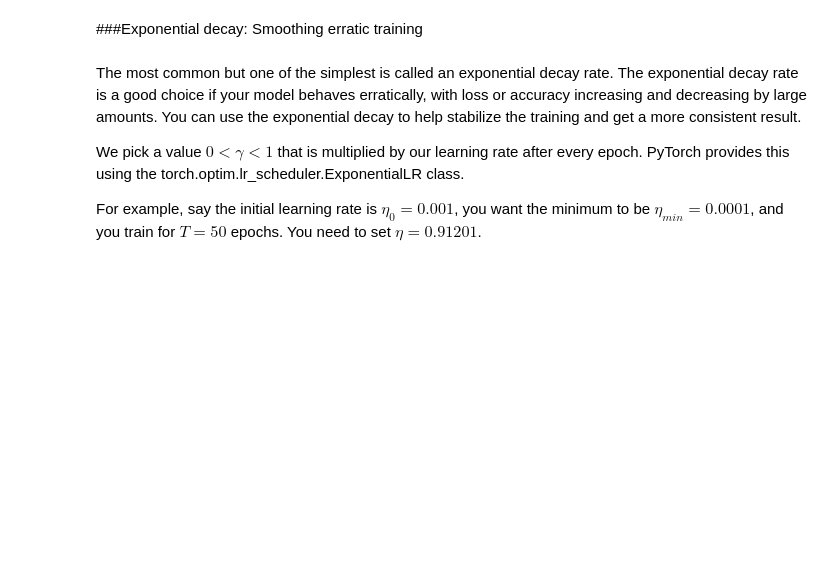
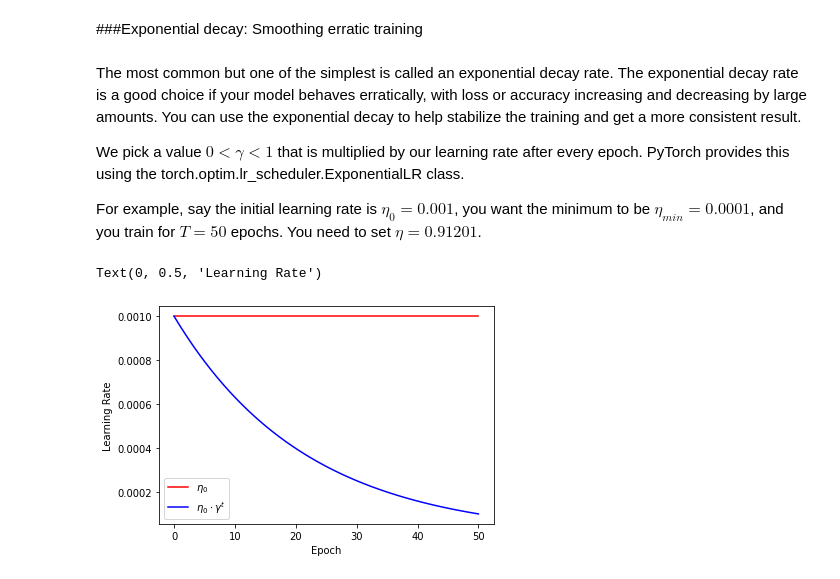
Before and after one commit to rahiakela/deep-learning-research-and-practice, a Jupyter notebook: inside-deep-learing/05-modern-training-techniques/02_learning_rate_schedules.ipynb, the cells around one changed output. Drawn from its saved outputs; the diff is of its cells as text; code cells hidden in the pictures; blank space fills up the shorter version.

```diff
--- a/inside-deep-learing/05-modern-training-techniques/02_learning_rate_schedules.ipynb
+++ b/inside-deep-learing/05-modern-training-techniques/02_learning_rate_schedules.ipynb
@@ -277,3 +277,21 @@ rate after every epoch. PyTorch provides this using the torch.optim.lr_scheduler
 For example, say the initial learning rate is $\eta_0 = 0.001$, you want the minimum to
 be $\eta_{min} = 0.0001$, and you train for $T = 50$ epochs. You need to set
  $\eta = 0.91201$.
+# %%
+T = 50   # total epochs
+# generating all of the different t values
+epochs_input = np.linspace(0, 50, num=50)
+eta_init = 0.001    # initial learning rate
+eta_min = 0.0001    # desired minimum learning rate
+gamma = np.power(eta_min / eta_init, 1. / T)  # decay rate
+
+# all of the $\eta_t$ values
+effective_learning_rate = eta_init * np.power(gamma, epochs_input)
+
+sns.lineplot(x=epochs_input, y=eta_init, color="red", label="$\eta_0$")
+ax = sns.lineplot(x=epochs_input, y=effective_learning_rate, color="blue", label="$\eta_0 \cdot \gamma^t$")
+ax.set_xlabel("Epoch")
+ax.set_ylabel("Learning Rate")
+# %% [output]
+Text(0, 0.5, 'Learning Rate')
+[figure, added]
```
Also changed, not shown: parts of 6 cells of this notebook.
